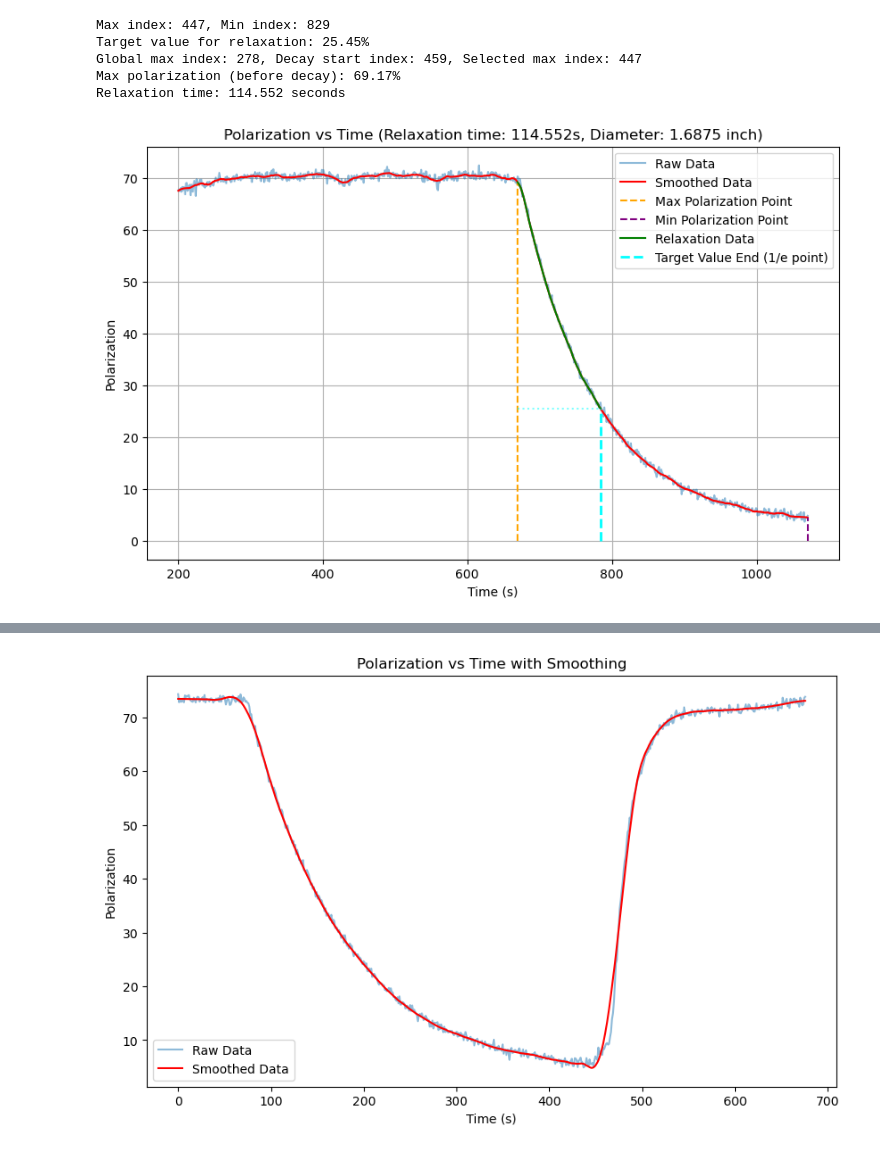
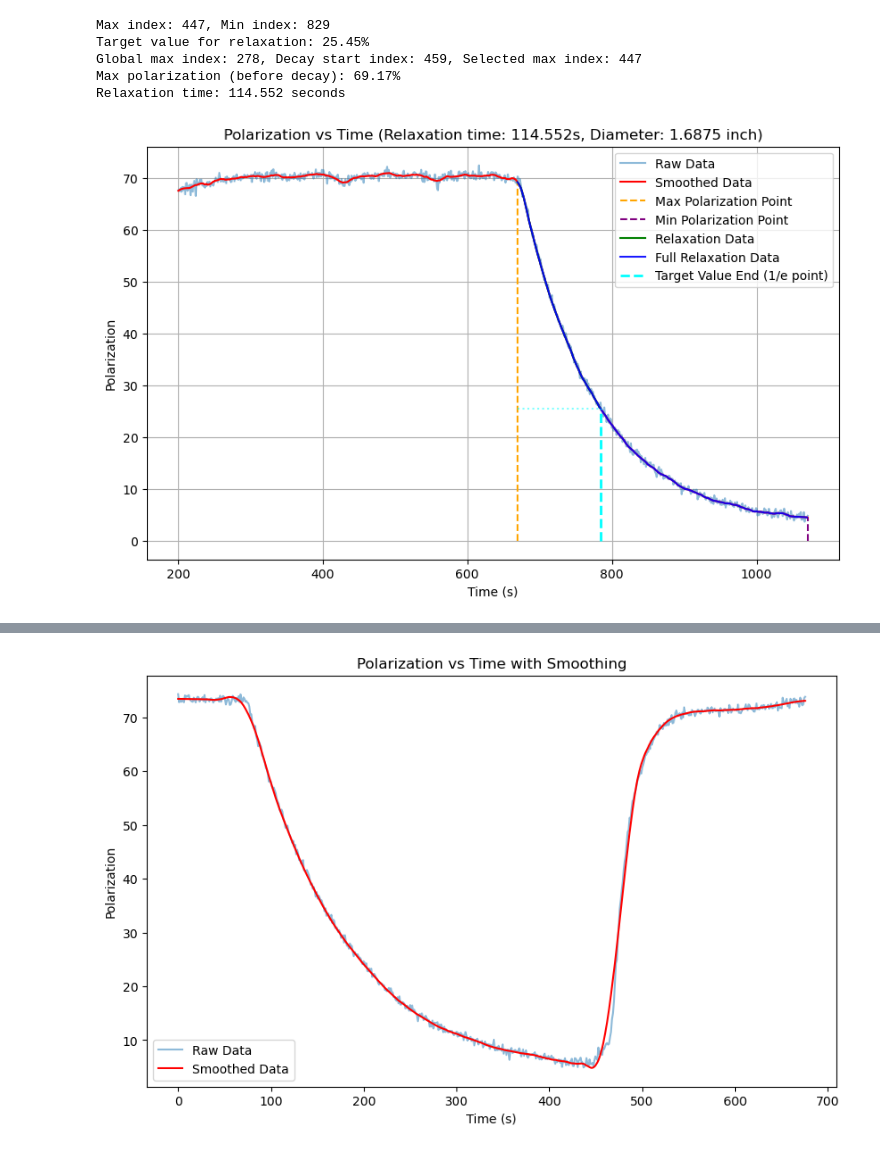
Before and after one commit to abhich2507/MEOP, a Jupyter notebook: relaxation_time.ipynb, the cells around one changed output, grey strips where cells are left out. Drawn from its saved outputs; the diff is of its cells as text; code cells hidden in the pictures.

```diff
--- a/relaxation_time.ipynb
+++ b/relaxation_time.ipynb
@@ -79,6 +80,7 @@ relaxation_data_full = relaxation_data.copy()
 
 # Filter for points above target value
 relaxation_data = relaxation_data[relaxation_data["smoothed"] > target_value]
+relaxation_data_full = relaxation_data_full[relaxation_data_full["smoothed"] > min_pol]
 max_time = df["time"][max_index]
 
 # Check if we have valid relaxation data after filtering
@@ -106,27 +108,27 @@ Relaxation time: 114.552 seconds
 # %%
 plt.figure(figsize=(10,6))
 plt.plot(df["time"], df["polarization"], label="Raw Data", alpha=0.5)
 plt.plot(df["time"], df["smoothed"], label="Smoothed Data", color='red')
 plt.xlabel("Time (s)")
 plt.ylabel("Polarization")
 plt.vlines(df["time"][max_index], ymin=0, ymax=max_pol, colors='orange', linestyles='--', label='Max Polarization Point')
 plt.vlines(df["time"][min_index], ymin=0, ymax=min_pol, colors='purple', linestyles='--', label='Min Polarization Point')
 plt.title("Polarization vs Time with Smoothing")
 plt.legend()
 plt.plot(relaxation_data["time"], relaxation_data["smoothed"], label="Relaxation Data", color='green')
-
+plt.plot(relaxation_data_full["time"], relaxation_data_full["smoothed"], label="Full Relaxation Data", color='blue', alpha=0.9)
 # Add vertical line where target value ends (relaxation time point)
 target_end_time = relaxation_data["time"].iloc[-1]
 plt.vlines(target_end_time, ymin=0, ymax=target_value, colors='cyan', linestyles='--', label='Target Value End (1/e point)', linewidth=2)
 plt.hlines(target_value, xmin=df["time"][max_index], xmax=target_end_time, colors='cyan', linestyles=':', alpha=0.5)
 
 plt.xlabel("Time (s)")
 plt.ylabel("Polarization")
 plt.title(f"Polarization vs Time (Relaxation time: {np.round(relaxation_time, 3)}s, Diameter: {diameter} inch)")
 plt.legend()
 plt.grid()
 # plt.show()
 diameter=str(diameter).replace(".","_")
 plt.savefig(f"/Users/snip/Documents/MEOP/relaxation_plots/relaxation_time_plot_{diameter}.png", dpi=300)
 # %% [output]
-[figure, old version]
+[figure, new version]
```
Also changed, not shown: parts of 3 cells of this notebook, 5 other files.
